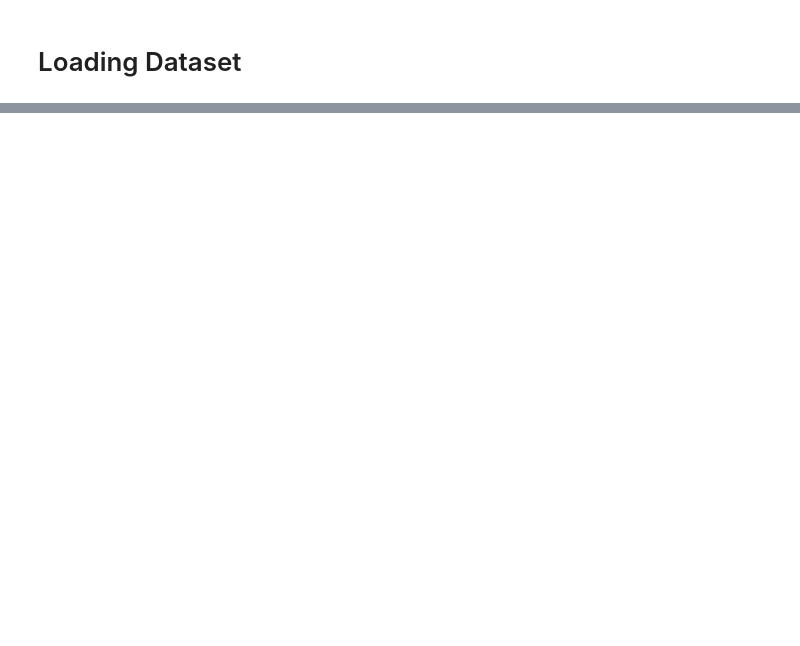
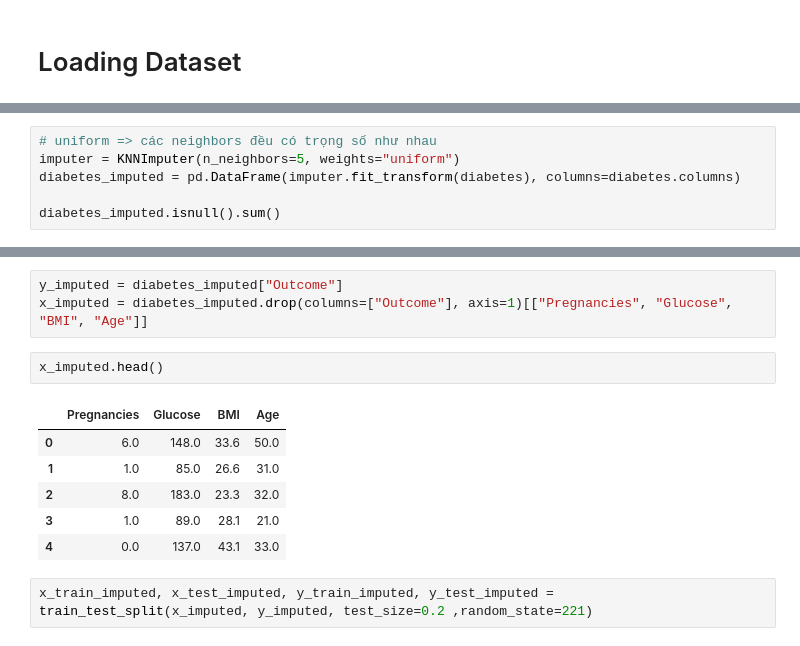
Before and after one commit to TaiDepZai999-uit-aic/CS115, a Jupyter notebook: random_forest.ipynb, the cells around one changed output, grey strips where cells are left out. Drawn from its saved outputs; the diff is of its cells as text; blank space fills up the shorter version.

```diff
--- a/random_forest.ipynb
+++ b/random_forest.ipynb
@@ -133,0 +137,6 @@ plt.show()
+# %%
+# uniform => các neighbors đều có trọng số như nhau
+imputer = KNNImputer(n_neighbors=5, weights="uniform")
+diabetes_imputed = pd.DataFrame(imputer.fit_transform(diabetes), columns=diabetes.columns)
+
+diabetes_imputed.isnull().sum()
@@ -133,0 +254,14 @@ plt.show()
+# %%
+y_imputed = diabetes_imputed["Outcome"]
+x_imputed = diabetes_imputed.drop(columns=["Outcome"], axis=1)[["Pregnancies", "Glucose", "BMI", "Age"]]
+# %%
+x_imputed.head()
+# %% [output]
+|  | Pregnancies | Glucose | BMI | Age |
+| 0 | 6.0 | 148.0 | 33.6 | 50.0 |
+| 1 | 1.0 | 85.0 | 26.6 | 31.0 |
+| 2 | 8.0 | 183.0 | 23.3 | 32.0 |
+| 3 | 1.0 | 89.0 | 28.1 | 21.0 |
+| 4 | 0.0 | 137.0 | 43.1 | 33.0 |
+# %%
+x_train_imputed, x_test_imputed, y_train_imputed, y_test_imputed = train_test_split(x_imputed, y_imputed, test_size=0.2 ,random_state=221)
```
Also changed, not shown: parts of 56 cells of this notebook.
